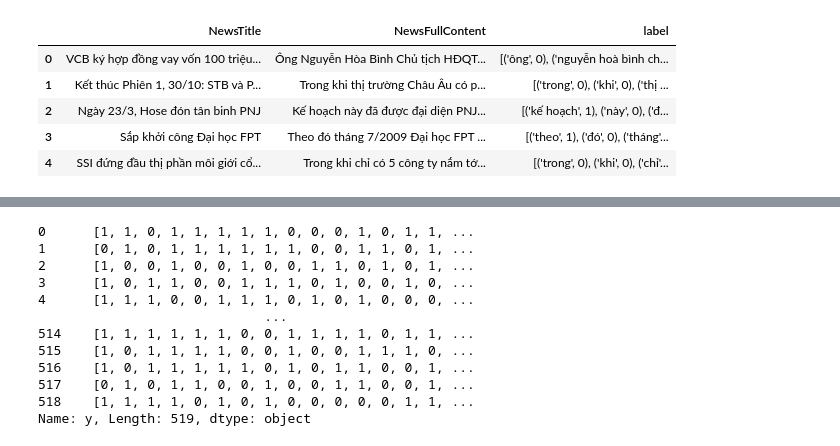
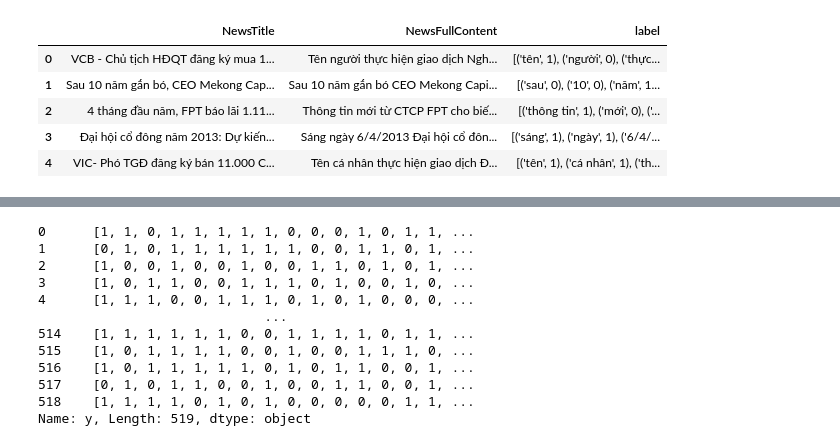
Before and after one commit to johnnyb1509/2020_VBDI_BML, a Jupyter notebook: model.ipynb, the cells around one changed output, grey strips where cells are left out. Saved outputs shown, nothing was run; the diff lists cells and outputs as text; code cells hidden in the pictures.

```diff
--- a/model.ipynb
+++ b/model.ipynb
@@ -15,14 +15,14 @@ def word_segment(text):
     annotated_text = annotator.annotate(text)['sentences'][0]
     return [dic['form'].replace('_',' ').lower() for dic in annotated_text]
 # %%
-data = pd.read_csv('./data/data_labeled_updated.csv').drop('Unnamed: 0', axis=1)
-ner_feature = pd.read_csv('./data/ner_title_feature.csv')
+train_data = pd.read_csv('./data/train_data.csv').drop('Unnamed: 0', axis=1)
+# ner_feature = pd.read_csv('./data/ner_title_feature.csv')
 # %%
-data.head()
+train_data.head()
 # %% [output]
 |  | NewsTitle | NewsFullContent | label |
-| 0 | VCB ký hợp đồng vay vốn 100 triệu... | Ông Nguyễn Hòa Bình Chủ tịch HĐQT... | [('ông', 0), ('nguyễn hoà bình ch... |
-| 1 | Kết thúc Phiên 1, 30/10: STB và P... | Trong khi thị trường Châu Âu có p... | [('trong', 0), ('khi', 0), ('thị ... |
-| 2 | Ngày 23/3, Hose đón tân binh PNJ | Kế hoạch này đã được đại diện PNJ... | [('kế hoạch', 1), ('này', 0), ('đ... |
-| 3 | Sắp khởi công Đại học FPT | Theo đó tháng 7/2009 Đại học FPT ... | [('theo', 1), ('đó', 0), ('tháng'... |
-| 4 | SSI đứng đầu thị phần môi giới cổ... | Trong khi chỉ có 5 công ty nắm tớ... | [('trong', 0), ('khi', 0), ('chỉ'... |
+| 0 | VCB - Chủ tịch HĐQT đăng ký mua 1... | Tên người thực hiện giao dịch Ngh... | [('tên', 1), ('người', 0), ('thực... |
+| 1 | Sau 10 năm gắn bó, CEO Mekong Cap... | Sau 10 năm gắn bó CEO Mekong Capi... | [('sau', 0), ('10', 0), ('năm', 1... |
+| 2 | 4 tháng đầu năm, FPT báo lãi 1.11... | Thông tin mới từ CTCP FPT cho biế... | [('thông tin', 1), ('mới', 0), ('... |
+| 3 | Đại hội cổ đông năm 2013: Dự kiến... | Sáng ngày 6/4/2013 Đại hội cổ đôn... | [('sáng', 1), ('ngày', 1), ('6/4/... |
+| 4 | VIC- Phó TGĐ đăng ký bán 11.000 C... | Tên cá nhân thực hiện giao dịch Đ... | [('tên', 1), ('cá nhân', 1), ('th... |
```
Also changed, not shown: parts of 42 cells of this notebook, 9 other files.
